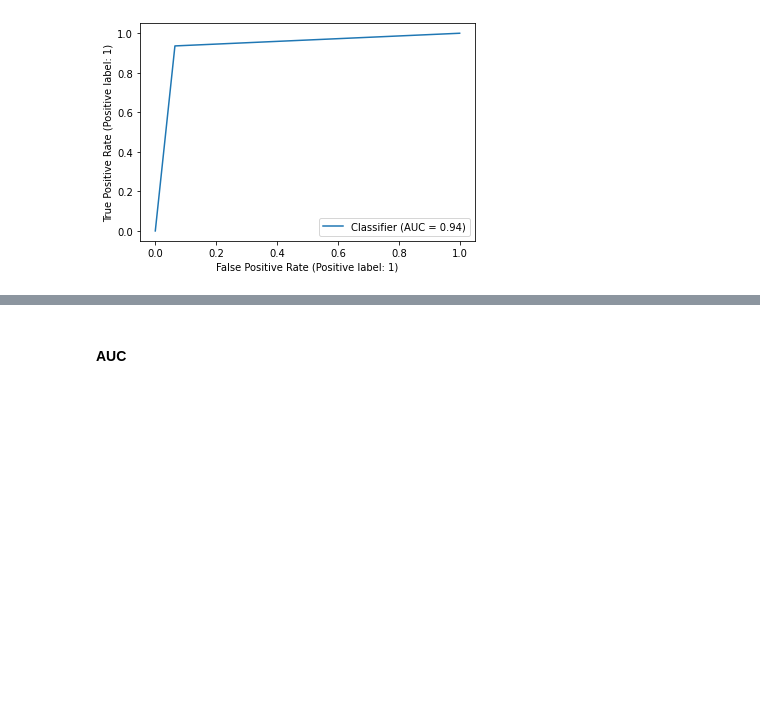
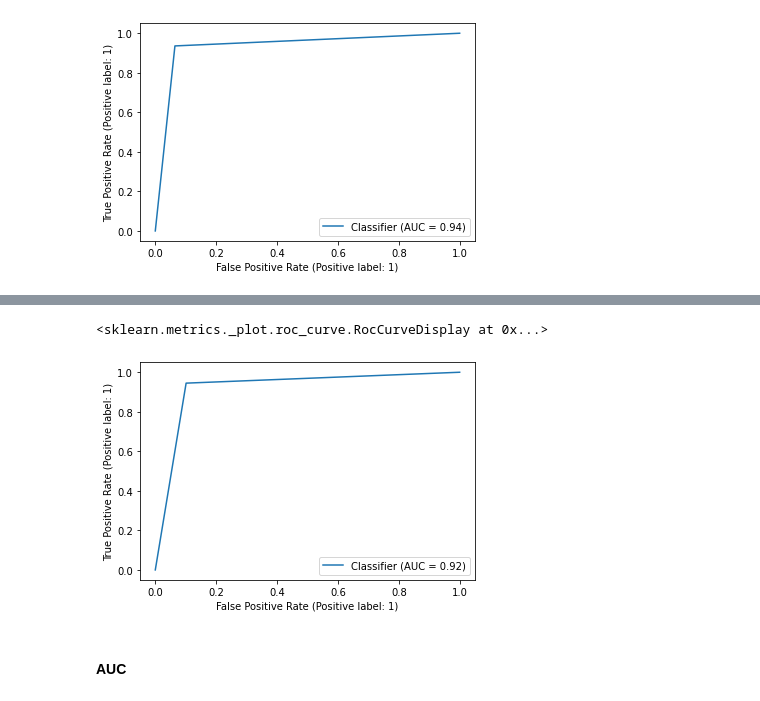
Before and after one commit to carlosarp21/mcd_co_final, a Jupyter notebook: Amazon Sentiment Analysis.ipynb, the cells around one changed output, grey strips where cells are left out. Saved outputs shown, nothing was run; the diff lists cells and outputs as text; code cells hidden in the pictures; blank space fills up the shorter version.

```diff
--- a/Amazon Sentiment Analysis.ipynb
+++ b/Amazon Sentiment Analysis.ipynb
@@ -195,0 +325,3 @@ X2
+# %%
+X4 = vectors4
+X4
@@ -210,3 +351,5 @@ X2_train, X2_test, y2_train, y2_test = train_test_split(X2, y, test_size = 0.25,
+# %%
+X4_train, X4_test, y4_train, y4_test = train_test_split(X4, y, test_size = 0.25, random_state = 0)
 # %% [markdown]
 ---
 # %% [markdown]
@@ -219,0 +373,3 @@ SVC(random_state=0)
+# %%
+classifier4 = SVC(random_state=0, C=1.0, kernel='rbf', gamma='scale') # for non-linear model use this parametre kernel='rbf'
+classifier4.fit(X4_train, y4_train)
@@ -272,6 +425,8 @@ For the other vectors...
 # %%
 # Predicting the Test set results
 y2_pred = classifier2.predict(X2_test)
+y3_pred = classifier3.predict(X3_test)
+y4_pred = classifier4.predict(X4_test)
 # %% [markdown]
 ---
 # %% [markdown]
@@ -293,2 +455,7 @@ RocCurveDisplay.from_predictions(y2_test, y2_pred)
+# %%
+RocCurveDisplay.from_predictions(y4_test, y4_pred)
+# %% [output]
+<sklearn.metrics._plot.roc_curve.RocCurveDisplay at 0x...>
+[figure, added]
 # %% [markdown]
 #### AUC
```
Also changed, not shown: parts of 47 cells of this notebook.
